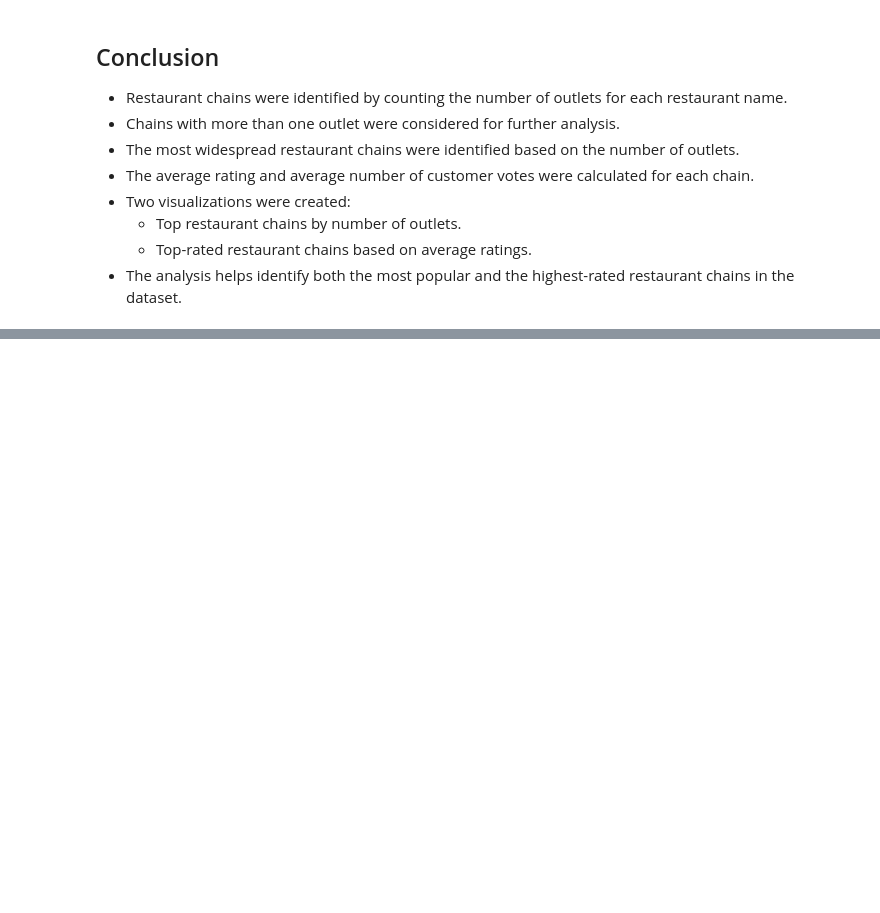
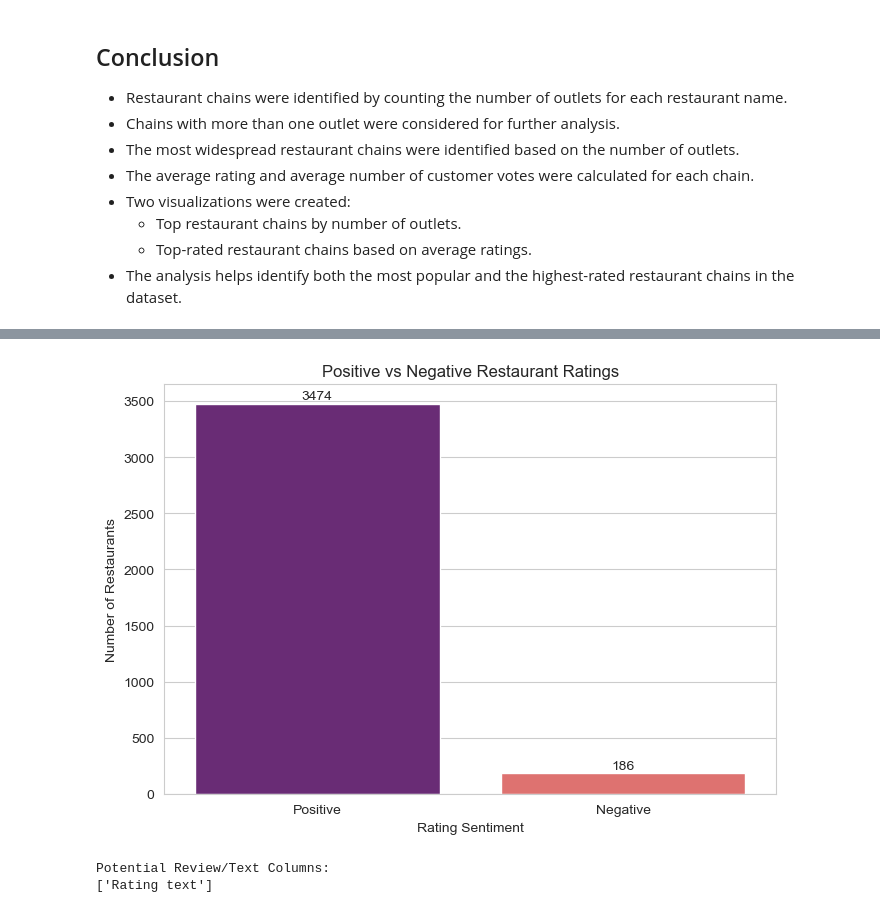
Before and after one commit to gajanantangde/Cognifyz-Data-Analysis-Internship, a Jupyter notebook: Notebook/Cognifyz_Data_Analysis.ipynb, the cells around one changed output, grey strips where cells are left out. Saved outputs shown, nothing was run; the diff lists cells and outputs as text; code cells hidden in the pictures; blank space fills up the shorter version.

```diff
--- a/Notebook/Cognifyz_Data_Analysis.ipynb
+++ b/Notebook/Cognifyz_Data_Analysis.ipynb
@@ -1494,0 +1633,60 @@ Top Restaurant Chains
+# %%
+# ==========================================================
+# Positive vs Negative Rating Comparison
+# ==========================================================
+
+comparison = pd.Series({
+    "Positive": positive_breakdown.sum(),
+    "Negative": negative_breakdown.sum()
+})
+
+plt.figure(figsize=(7, 5))
+
+sns.barplot(
+    x=comparison.index,
+    y=comparison.values,
+    hue=comparison.index,
+    palette="magma",
+    legend=False
+)
+
+plt.title("Positive vs Negative Restaurant Ratings")
+plt.xlabel("Rating Sentiment")
+plt.ylabel("Number of Restaurants")
+
+for i, value in enumerate(comparison.values):
+    plt.text(
+        i,
+        value + 40,
+        str(value),
+        ha="center"
+    )
+
+plt.tight_layout()
+
+plt.savefig(
+    r"C:\Users\Lenovo\Documents\Internship_Project\Images\Level_3\Task1_Positive_Negative_Ratings.png",
+    dpi=300,
+    bbox_inches="tight"
+)
+
+plt.show()
+# %% [output]
+[figure, added]
+# %%
+# ==========================================================
+# Check for Customer Review Text
+# ==========================================================
+
+review_columns = [
+    column for column in df.columns
+    if "review" in column.lower()
+    or "comment" in column.lower()
+    or "text" in column.lower()
+]
+
+print("Potential Review/Text Columns:")
+print(review_columns)
+# %% [output]
+Potential Review/Text Columns:
+['Rating text']
```
Also changed, not shown: parts of 36 cells of this notebook, 11 other files.
